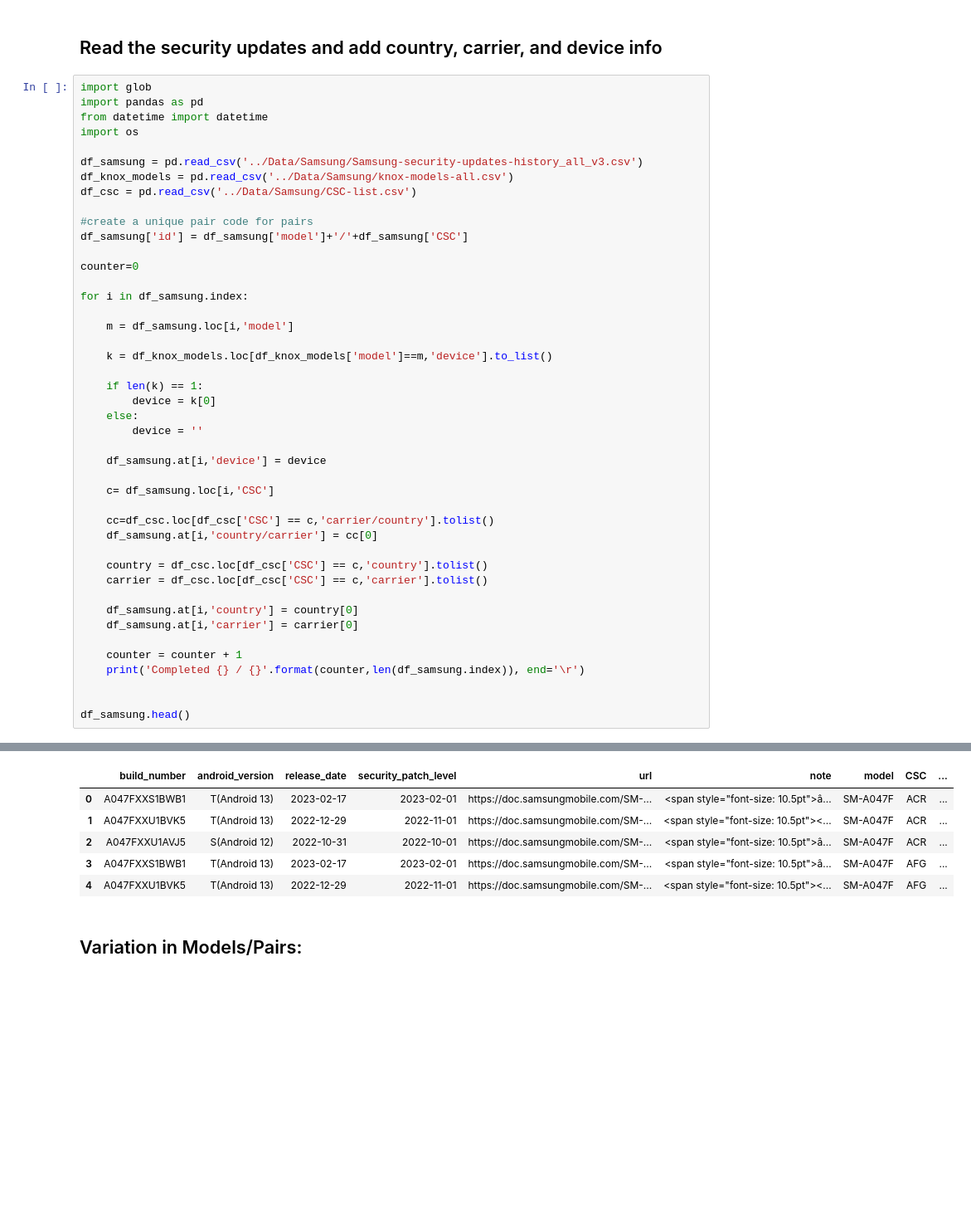
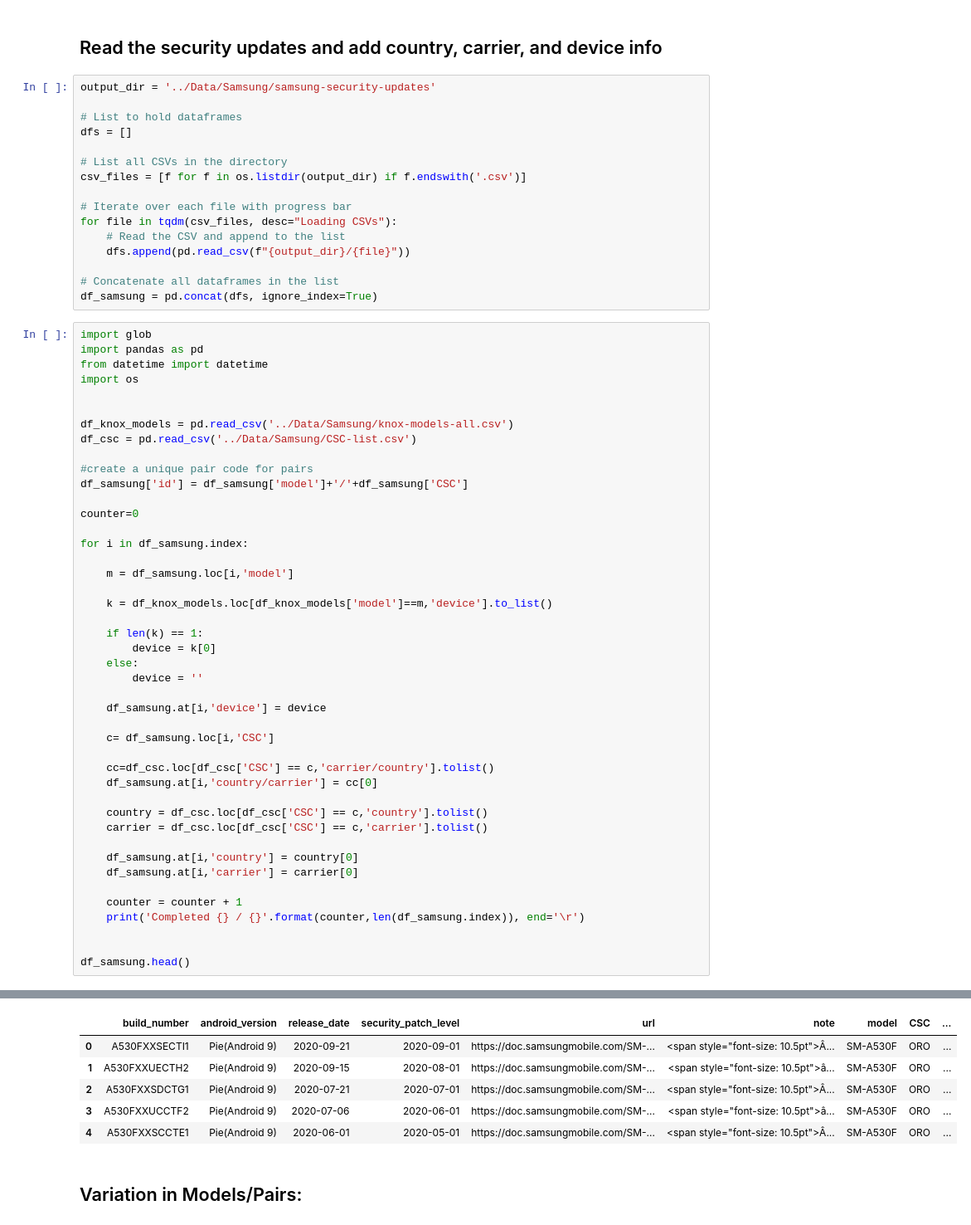
Before and after one commit to cslfiu/Android-Security-Updates, a Jupyter notebook: Code/5-Key-Issues.ipynb, the cells around one changed output, grey strips where cells are left out. Shown at 83% size. Cells and saved outputs as stored; diff of their text form; blank space fills up the shorter version.

```diff
--- a/Code/5-Key-Issues.ipynb
+++ b/Code/5-Key-Issues.ipynb
@@ -218,13 +219,29 @@ df_final_biannual_ended.head()
 5 rows × 31 columns
 # %% [markdown]
 ## Read the security updates and add country, carrier, and device info
+# %%
+output_dir = '../Data/Samsung/samsung-security-updates'
+
+# List to hold dataframes
+dfs = []
+
+# List all CSVs in the directory
+csv_files = [f for f in os.listdir(output_dir) if f.endswith('.csv')]
+
+# Iterate over each file with progress bar
+for file in tqdm(csv_files, desc="Loading CSVs"):
+    # Read the CSV and append to the list
+    dfs.append(pd.read_csv(f"{output_dir}/{file}"))
+
+# Concatenate all dataframes in the list
+df_samsung = pd.concat(dfs, ignore_index=True)
 # %%
 import glob
 import pandas as pd
 from datetime import datetime
 import os
 
-df_samsung = pd.read_csv('../Data/Samsung/Samsung-security-updates-history_all_v3.csv')
+
 df_knox_models = pd.read_csv('../Data/Samsung/knox-models-all.csv')
 df_csc = pd.read_csv('../Data/Samsung/CSC-list.csv')
 
@@ -238,38 +255,38 @@ for i in df_samsung.index:
     m = df_samsung.loc[i,'model']
 
     k = df_knox_models.loc[df_knox_models['model']==m,'device'].to_list()
 
     if len(k) == 1:
         device = k[0]
     else:
         device = ''
 
     df_samsung.at[i,'device'] = device
 
     c= df_samsung.loc[i,'CSC']
 
     cc=df_csc.loc[df_csc['CSC'] == c,'carrier/country'].tolist()
     df_samsung.at[i,'country/carrier'] = cc[0]
 
     country = df_csc.loc[df_csc['CSC'] == c,'country'].tolist()
     carrier = df_csc.loc[df_csc['CSC'] == c,'carrier'].tolist()
 
     df_samsung.at[i,'country'] = country[0]
     df_samsung.at[i,'carrier'] = carrier[0]
 
     counter = counter + 1
     print('Completed {} / {}'.format(counter,len(df_samsung.index)), end='\r')
 
 
 df_samsung.head()
 # %% [output]
 Completed 354165 / 354165
 |  | build_number | android_version | release_date | security_patch_level | url | note | model | CSC | ... |
-| 0 | A047FXXS1BWB1 | T(Android 13) | 2023-02-17 | 2023-02-01 | https://doc.samsungmobile.com/SM-... | <span style="font-size: 10.5pt">â... | SM-A047F | ACR | ... |
-| 1 | A047FXXU1BVK5 | T(Android 13) | 2022-12-29 | 2022-11-01 | https://doc.samsungmobile.com/SM-... | <span style="font-size: 10.5pt"><... | SM-A047F | ACR | ... |
-| 2 | A047FXXU1AVJ5 | S(Android 12) | 2022-10-31 | 2022-10-01 | https://doc.samsungmobile.com/SM-... | <span style="font-size: 10.5pt">â... | SM-A047F | ACR | ... |
-| 3 | A047FXXS1BWB1 | T(Android 13) | 2023-02-17 | 2023-02-01 | https://doc.samsungmobile.com/SM-... | <span style="font-size: 10.5pt">â... | SM-A047F | AFG | ... |
-| 4 | A047FXXU1BVK5 | T(Android 13) | 2022-12-29 | 2022-11-01 | https://doc.samsungmobile.com/SM-... | <span style="font-size: 10.5pt"><... | SM-A047F | AFG | ... |
+| 0 | A530FXXSECTI1 | Pie(Android 9) | 2020-09-21 | 2020-09-01 | https://doc.samsungmobile.com/SM-... | <span style="font-size: 10.5pt">Â... | SM-A530F | ORO | ... |
+| 1 | A530FXXUECTH2 | Pie(Android 9) | 2020-09-15 | 2020-08-01 | https://doc.samsungmobile.com/SM-... | <span style="font-size: 10.5pt">â... | SM-A530F | ORO | ... |
+| 2 | A530FXXSDCTG1 | Pie(Android 9) | 2020-07-21 | 2020-07-01 | https://doc.samsungmobile.com/SM-... | <span style="font-size: 10.5pt">Â... | SM-A530F | ORO | ... |
+| 3 | A530FXXUCCTF2 | Pie(Android 9) | 2020-07-06 | 2020-06-01 | https://doc.samsungmobile.com/SM-... | <span style="font-size: 10.5pt">â... | SM-A530F | ORO | ... |
+| 4 | A530FXXSCCTE1 | Pie(Android 9) | 2020-06-01 | 2020-05-01 | https://doc.samsungmobile.com/SM-... | <span style="font-size: 10.5pt">Â... | SM-A530F | ORO | ... |
 # %% [markdown]
 ## Variation in Models/Pairs:
 # %%
```
Also changed, not shown: parts of 5 cells of this notebook.
